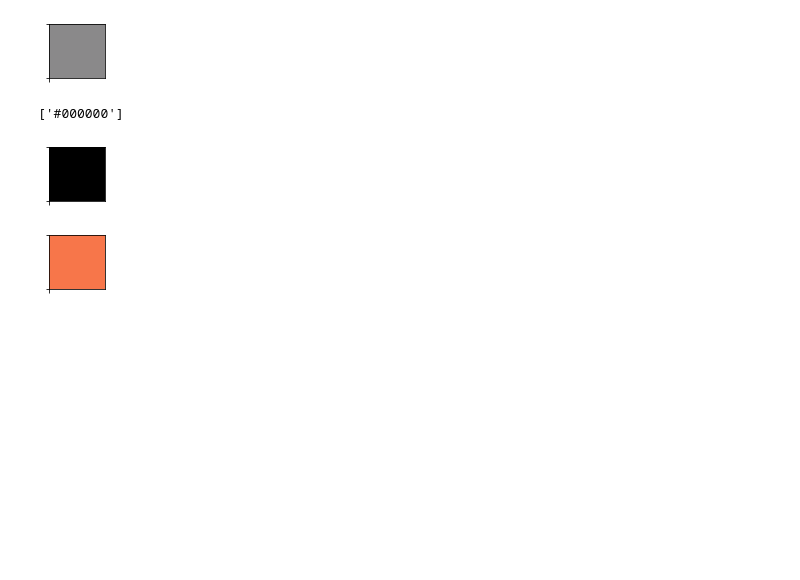
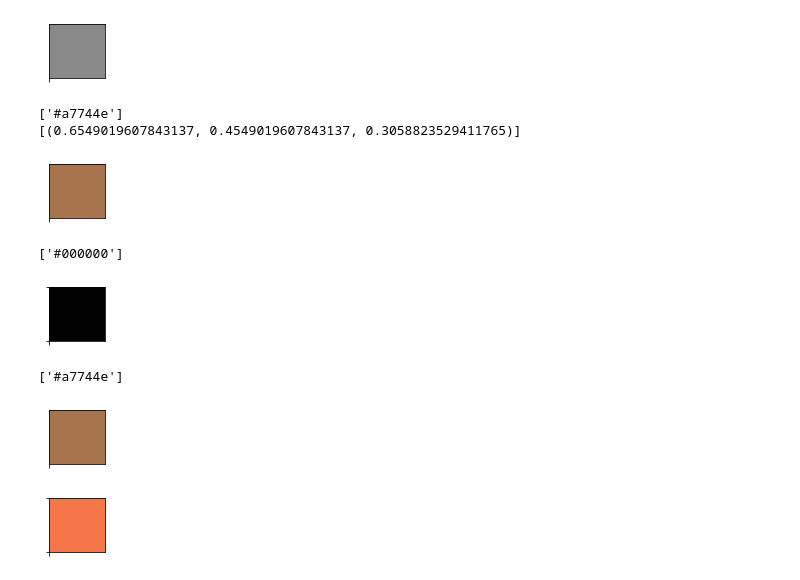
Before and after one commit to remember-past/Template, a Jupyter notebook: python/plot_example/color_list/color_list_notebook.ipynb, the cells around one changed output. Drawn from its saved outputs; the diff is of its cells as text; code cells hidden in the pictures; blank space fills up the shorter version.

```diff
--- a/python/plot_example/color_list/color_list_notebook.ipynb
+++ b/python/plot_example/color_list/color_list_notebook.ipynb
@@ -148,6 +169,15 @@ sns.color_palette(values).as_hex()
 # %% [output]
 ['#8a898a']
 [figure]
+# %%
+values=[(167/255,116/255,78/255)]
+sns.palplot(values)
+print(sns.color_palette(values).as_hex())
+print(sns.color_palette(values))
+# %% [output]
+['#a7744e']
+[(0.6549019607843137, 0.4549019607843137, 0.3058823529411765)]
+[figure, added]
 # %%
 values=[(0/255,0/255,0/255)]
 sns.palplot(values)
@@ -155,6 +185,12 @@ sns.color_palette(values).as_hex()
 # %% [output]
 ['#000000']
 [figure]
+# %%
+sns.palplot(values)
+print(sns.color_palette(values).as_hex())
+# %% [output]
+['#a7744e']
+[figure, added]
 # %%
 sns.palplot(['#f7764a'])
 sns.palplot(['#ff6633'])
```
Also changed, not shown: parts of 30 cells of this notebook.
